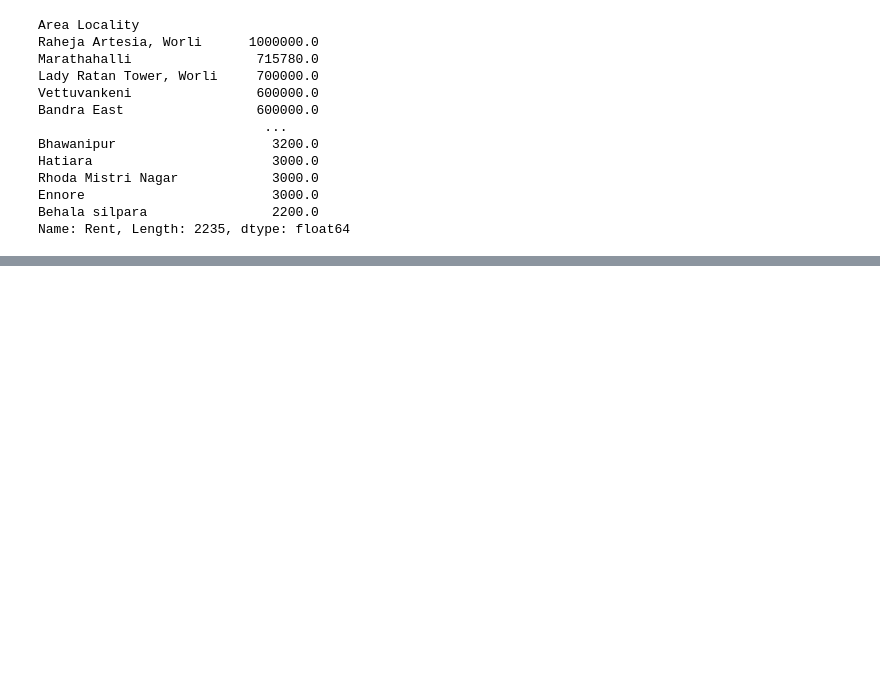
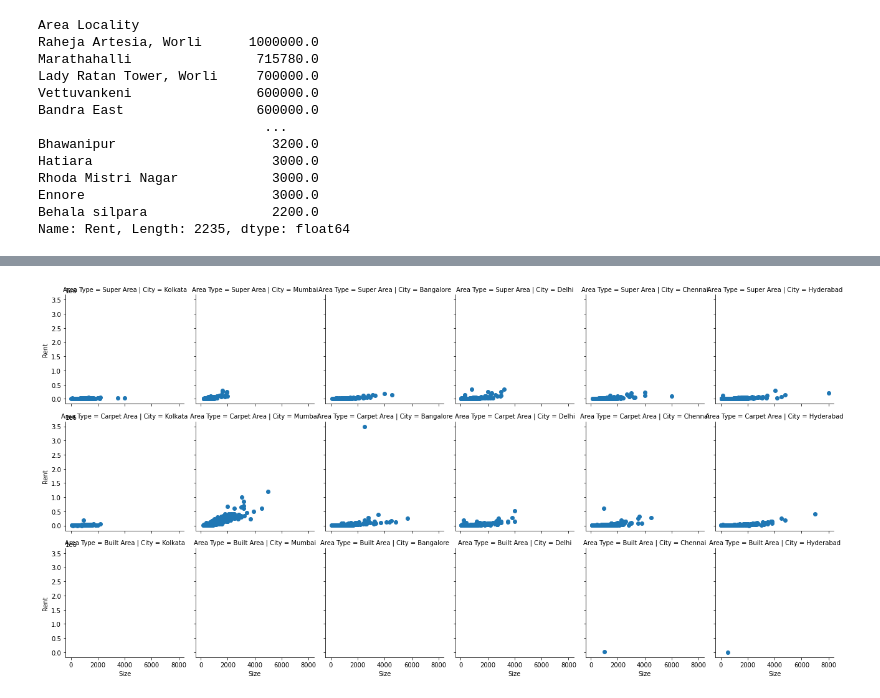
Before and after one commit to silvererudite/30-for-30-ml-projects, a Jupyter notebook: visualizations/house-rent-in-depth-eda.ipynb, the cells around one changed output, grey strips where cells are left out. Saved outputs shown, nothing was run; the diff lists cells and outputs as text; code cells hidden in the pictures; blank space fills up the shorter version.

```diff
--- a/visualizations/house-rent-in-depth-eda.ipynb
+++ b/visualizations/house-rent-in-depth-eda.ipynb
@@ -142,0 +155,8 @@ Name: BHK, dtype: int64
+# %%
+facet = sns.FacetGrid(df, col='City', row='Area Type')
+
+# Generate a facetted scatter plot
+facet.map(plt.scatter, 'Size', 'Rent')
+plt.show()
+# %% [output]
+[figure, added]
```
Also changed, not shown: parts of 9 cells of this notebook.
